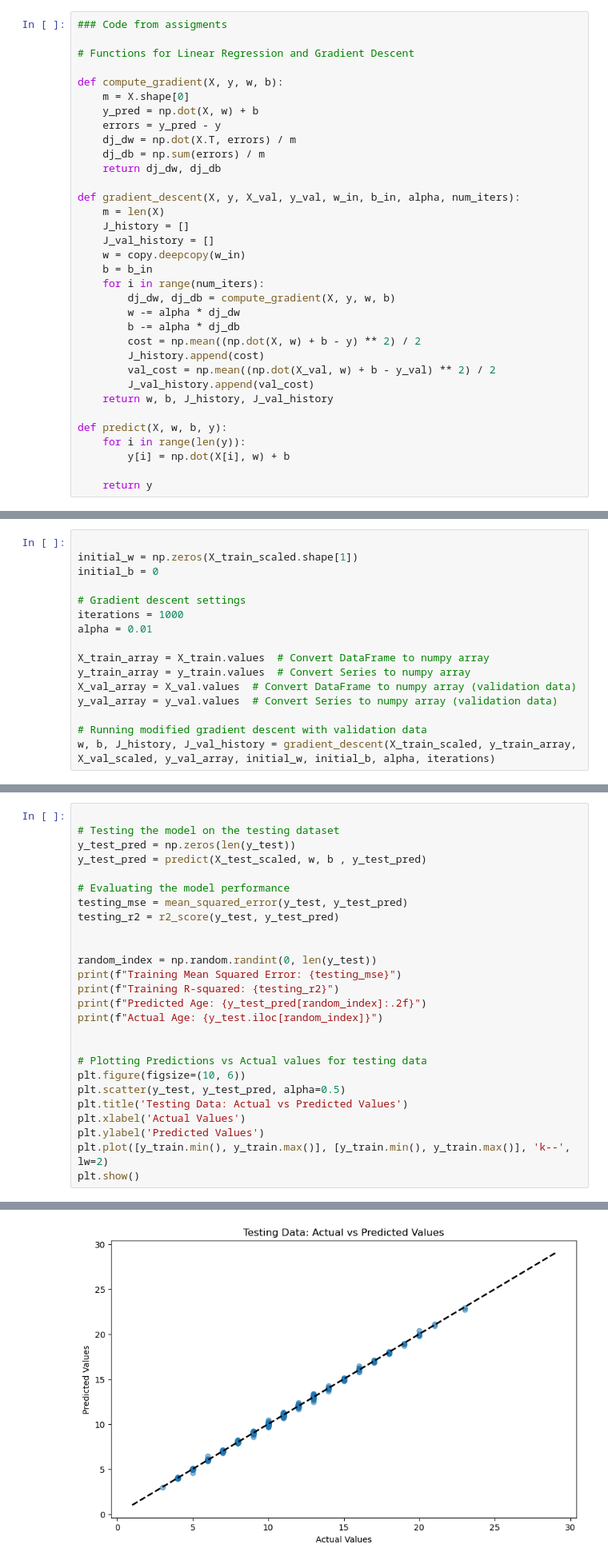
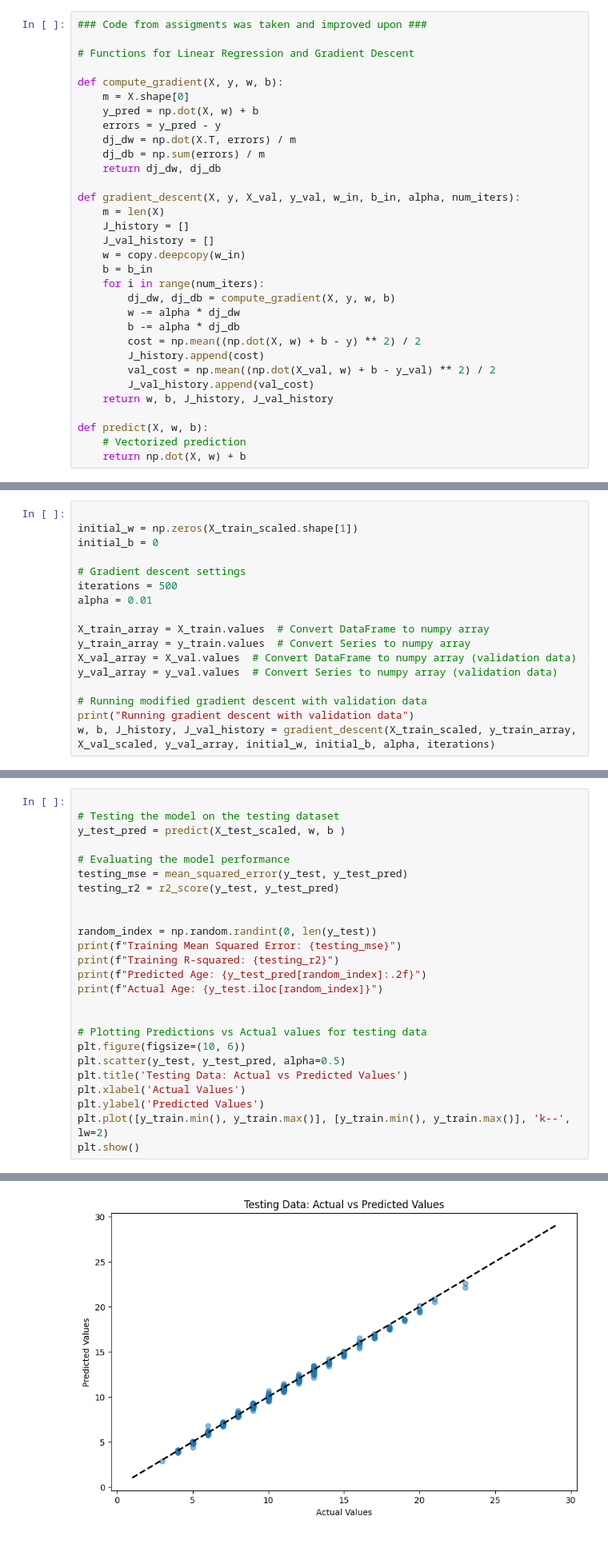
Before and after one commit to sulikismaylovv/AbaloneAgePrediction, a Jupyter notebook: notebooks/LinearRegression.ipynb, the cells around one changed output, grey strips where cells are left out. Shown at 80% size. Cells and saved outputs as stored; diff of their text form.

```diff
--- a/notebooks/LinearRegression.ipynb
+++ b/notebooks/LinearRegression.ipynb
@@ -30,7 +30,7 @@ Validation Set: 627 samples
 ## Linear Regression Model Implementation
 Next, we define functions for computing the gradient and performing gradient descent. These functions will be used to train our Linear Regression model.
 # %%
-### Code from assigments
+### Code from assigments was taken and improved upon ###
 
 # Functions for Linear Regression and Gradient Descent
 
@@ -58,11 +58,9 @@ def gradient_descent(X, y, X_val, y_val, w_in, b_in, alpha, num_iters):
         J_val_history.append(val_cost)
     return w, b, J_history, J_val_history
 
-def predict(X, w, b, y):
-    for i in range(len(y)):
-        y[i] = np.dot(X[i], w) + b
-
-    return y
+def predict(X, w, b):
+    # Vectorized prediction
+    return np.dot(X, w) + b
 # %% [markdown]
 # Initialize parameters
 # %%
@@ -71,7 +69,7 @@ initial_w = np.zeros(X_train_scaled.shape[1])
 initial_b = 0
 
 # Gradient descent settings
-iterations = 1000
+iterations = 500
 alpha = 0.01
 
 X_train_array = X_train.values  # Convert DataFrame to numpy array
@@ -80,4 +78,5 @@ X_val_array = X_val.values  # Convert DataFrame to numpy array (validation data)
 y_val_array = y_val.values  # Convert Series to numpy array (validation data)
 
 # Running modified gradient descent with validation data
+print("Running gradient descent with validation data")
 w, b, J_history, J_val_history = gradient_descent(X_train_scaled, y_train_array, X_val_scaled, y_val_array, initial_w, initial_b, alpha, iterations)
@@ -182,8 +177,7 @@ Actual Age: 6.5
 # %%
 
 # Testing the model on the testing dataset
-y_test_pred = np.zeros(len(y_test))
-y_test_pred = predict(X_test_scaled, w, b , y_test_pred)
+y_test_pred = predict(X_test_scaled, w, b )
 
 # Evaluating the model performance
 testing_mse = mean_squared_error(y_test, y_test_pred)
@@ -213 +207 @@ Actual Age: 14
-[figure, old version]
+[figure, new version]
```
Also changed, not shown: parts of 7 cells of this notebook, 1 other file.
